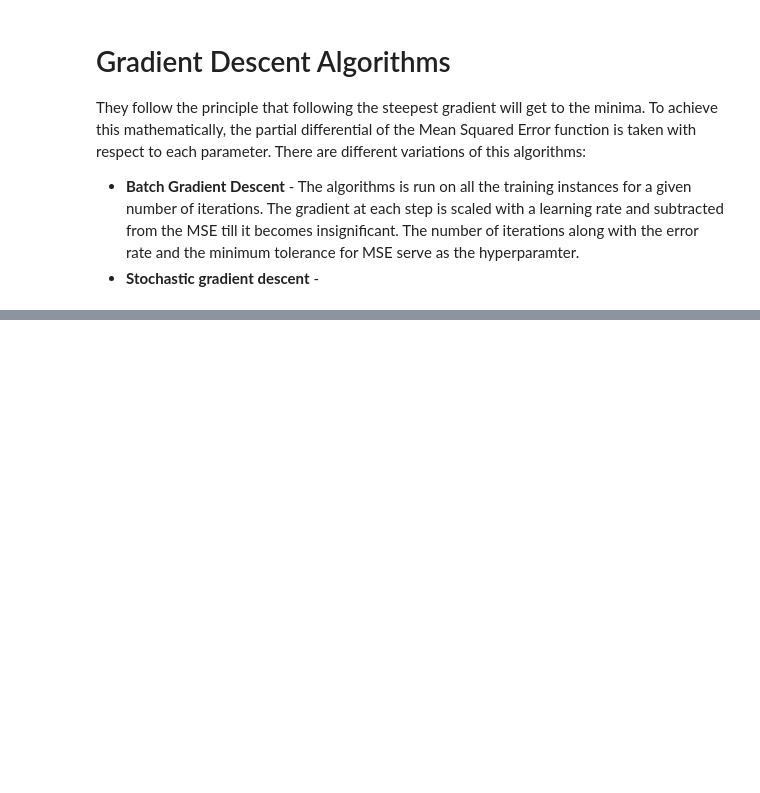
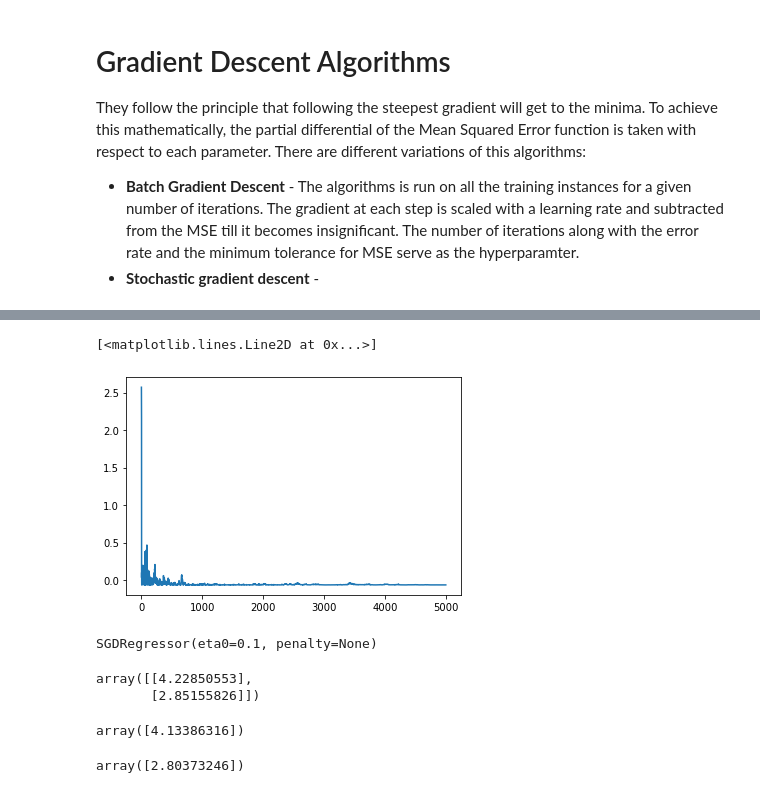
Before and after one commit to smitbose/practise-handsonbook, a Jupyter notebook: Ch 4 - Training Models.ipynb, the cells around one changed output, grey strips where cells are left out. Cells and saved outputs as stored; diff of their text form; code cells hidden in the pictures; blank space fills up the shorter version.

```diff
--- a/Ch 4 - Training Models.ipynb
+++ b/Ch 4 - Training Models.ipynb
@@ -142,4 +142,6 @@ plot_predictions(X,y,y_preds_5)
 # %%
+from sklearn.metrics import mean_squared_error
+
 n_epochs = 50
 t0, t1 = 5, 50 # learning schedule hyperparameters
 
@@ -147,7 +149,7 @@ def learning_schedule(t):
     return t0 / (t + t1)
 
 theta = np.random.randn(2,1) # random initialization
-
+sq_error = []
 for epoch in range(n_epochs):
     for i in range(m):
         random_index = np.random.randint(m)
@@ -156,3 +158,23 @@ for epoch in range(n_epochs):
         gradients = 2 * xi.T.dot(xi.dot(theta) - yi)
         eta = learning_schedule(epoch * m + i)
         theta = theta - eta * gradients
+        sq_error.append(mean_squared_error(y, X_b.dot(theta)))
+# %%
+plt.plot(np.log(sq_error))
+# %% [output]
+[<matplotlib.lines.Line2D at 0x...>]
+[figure, added]
+# %%
+from sklearn.linear_model import SGDRegressor
+sgd_reg = SGDRegressor(max_iter=1000, tol=1e-3, penalty=None, eta0=0.1)
+sgd_reg.fit(X, y.ravel())
+# %% [output]
+SGDRegressor(eta0=0.1, penalty=None)
+# %%
+display(theta)
+display(sgd_reg.intercept_, sgd_reg.coef_)
+# %% [output]
+array([[4.22850553],
+       [2.85155826]])
+array([4.13386316])
+array([2.80373246])
```
Also changed, not shown: parts of 15 cells of this notebook.
